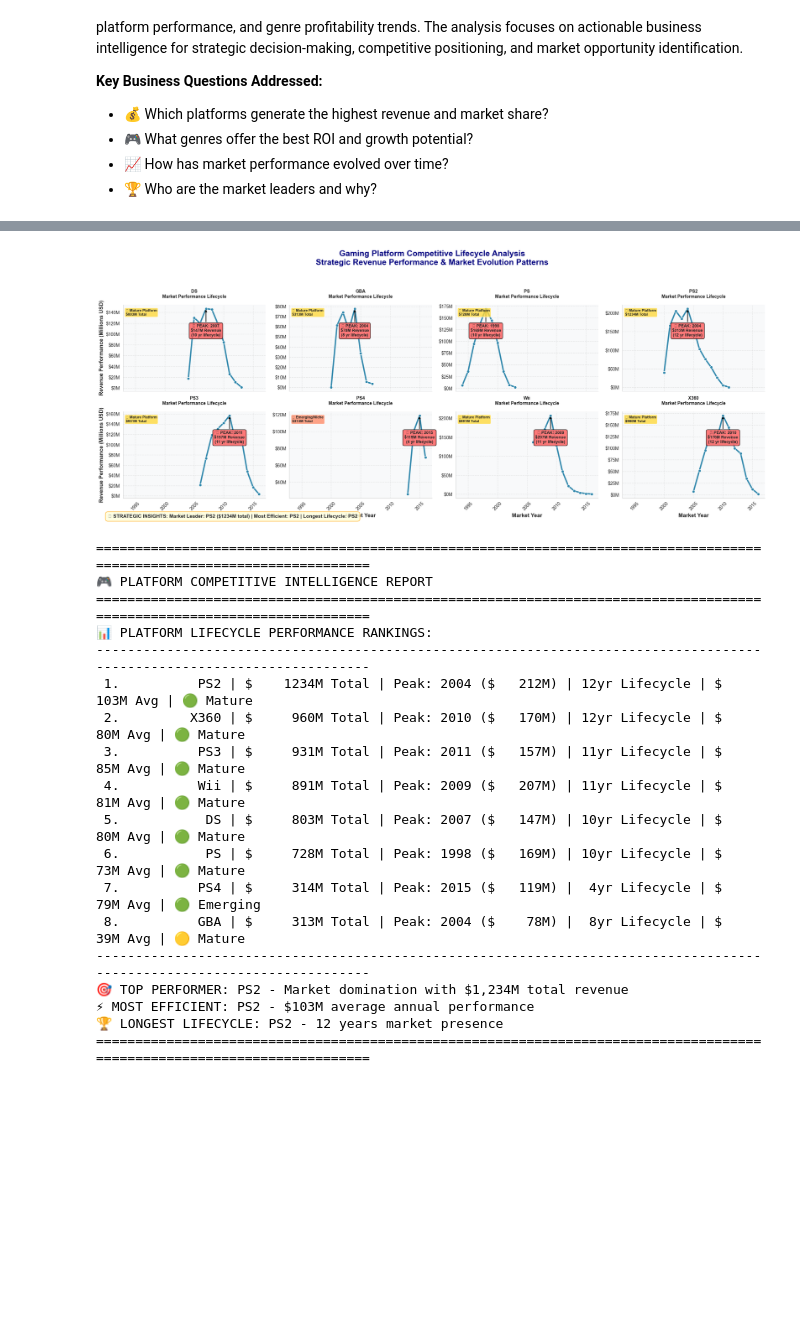
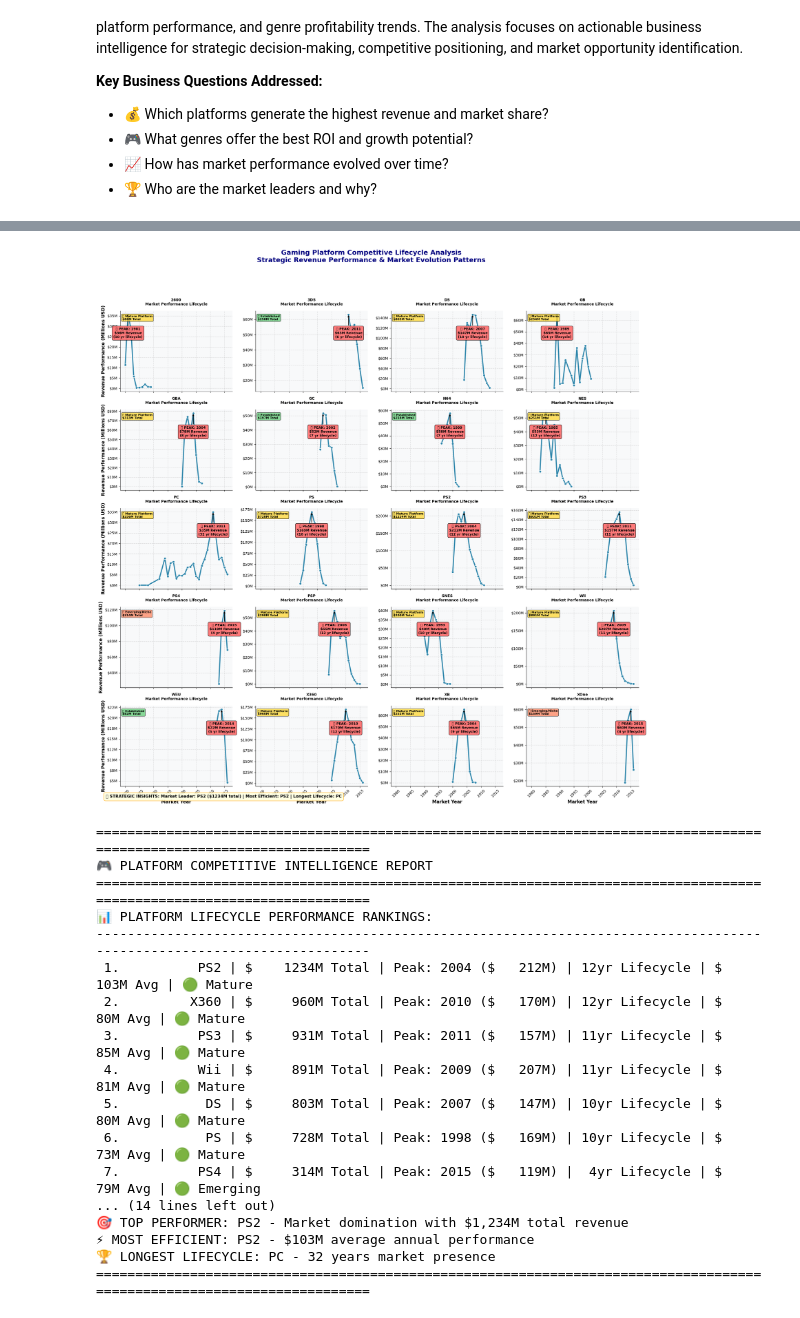
Before and after one commit to Juanhv24/ICE-Video-Game-Store-Data-Analysis-Project-, a Jupyter notebook: ice.ipynb, the cells around one changed output, grey strips where cells are left out. Saved outputs shown, nothing was run; the diff lists cells and outputs as text; code cells hidden in the pictures; blank space fills up the shorter version.

```diff
--- a/ice.ipynb
+++ b/ice.ipynb
@@ -351,7 +351,7 @@ print("="*100)
 # 🏆 PLATFORM COMPETITIVE LIFECYCLE ANALYSIS - Strategic Market Intelligence
 
 # Strategic platform selection and performance metrics
-top_platforms = platform_sales.head(8)["platform"].tolist()
+top_platforms = platform_sales.head(20)["platform"].tolist()
 sales_platform_year_filtered = sales_platform_year[
     sales_platform_year["platform"].isin(top_platforms)
 ]
@@ -484,34 +484,34 @@ plt.figtext(0.02, 0.02,
             fontsize=11, fontweight='bold',
             bbox=dict(boxstyle="round,pad=0.5", facecolor="lightyellow", alpha=0.9, edgecolor='orange'))
 
 plt.show()
 
 # Executive Platform Intelligence Report
 print("\n" + "="*120)
 print("🎮 PLATFORM COMPETITIVE INTELLIGENCE REPORT")
 print("="*120)
 print("📊 PLATFORM LIFECYCLE PERFORMANCE RANKINGS:")
 print("-" * 120)
 
 for i, (platform, metrics) in enumerate(platform_rankings, 1):
     roi_indicator = "🟢" if metrics['avg_performance'] > 50 else "🟡" if metrics['avg_performance'] > 25 else "🔴"
     lifecycle_stage = "Mature" if metrics['lifespan'] >= 8 else "Established" if metrics['lifespan'] >= 5 else "Emerging"
 
     print(f"{i:2d}. {platform:>12} | ${metrics['total_revenue']:>8.0f}M Total | "
           f"Peak: {int(metrics['peak_year'])} (${metrics['peak_sales']:>6.0f}M) | "
           f"{metrics['lifespan']:>2.0f}yr Lifecycle | "
           f"${metrics['avg_performance']:>5.0f}M Avg | "
           f"{roi_indicator} {lifecycle_stage}")
 
 print("-" * 120)
 print(f"🎯 TOP PERFORMER: {platform_rankings[0][0]} - Market domination with ${platform_rankings[0][1]['total_revenue']:,.0f}M total revenue")
 most_efficient = max(platform_lifecycle_metrics.items(), key=lambda x: x[1]['avg_performance'])
 print(f"⚡ MOST EFFICIENT: {most_efficient[0]} - ${most_efficient[1]['avg_performance']:.0f}M average annual performance")
 longest_lifecycle = max(platform_lifecycle_metrics.items(), key=lambda x: x[1]['lifespan'])
 print(f"🏆 LONGEST LIFECYCLE: {longest_lifecycle[0]} - {longest_lifecycle[1]['lifespan']:.0f} years market presence")
 print("="*120)
 # %% [output]
-[figure, old version]
+[figure, new version]
 ========================================================================================================================
 🎮 PLATFORM COMPETITIVE INTELLIGENCE REPORT
 ========================================================================================================================
@@ -524,11 +524,10 @@ print("="*120)
  5.           DS | $     803M Total | Peak: 2007 ($   147M) | 10yr Lifecycle | $   80M Avg | 🟢 Mature
  6.           PS | $     728M Total | Peak: 1998 ($   169M) | 10yr Lifecycle | $   73M Avg | 🟢 Mature
  7.          PS4 | $     314M Total | Peak: 2015 ($   119M) |  4yr Lifecycle | $   79M Avg | 🟢 Emerging
- 8.          GBA | $     313M Total | Peak: 2004 ($    78M) |  8yr Lifecycle | $   39M Avg | 🟡 Mature
-------------------------------------------------------------------------------------------------------------------------
+... (14 lines left out)
 🎯 TOP PERFORMER: PS2 - Market domination with $1,234M total revenue
 ⚡ MOST EFFICIENT: PS2 - $103M average annual performance
-🏆 LONGEST LIFECYCLE: PS2 - 12 years market presence
+🏆 LONGEST LIFECYCLE: PC - 32 years market presence
 ========================================================================================================================
 # %%
 # Market Performance Analysis - Business Intelligence Dashboard
```
Also changed, not shown: parts of 6 cells of this notebook.
